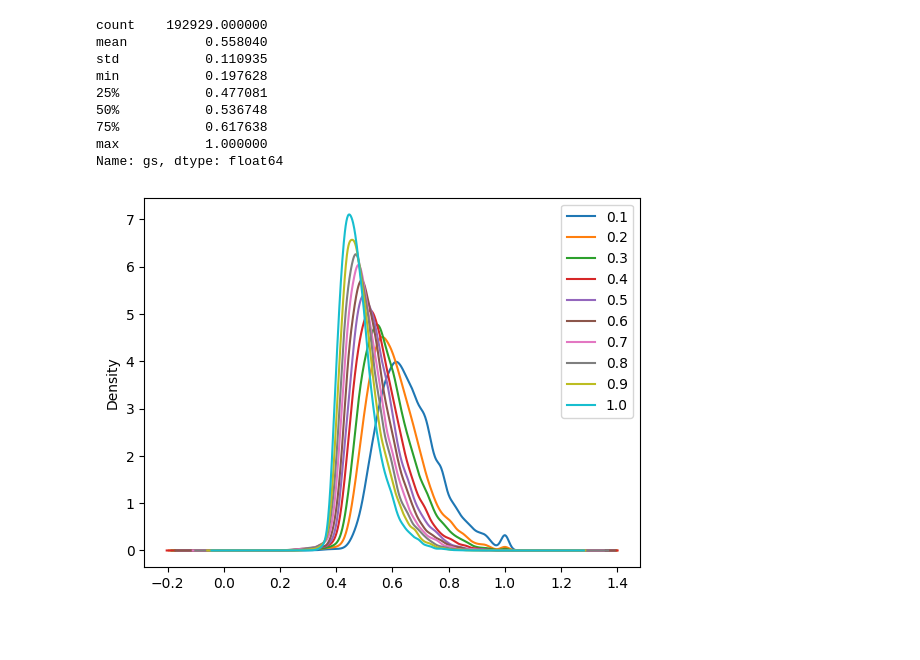
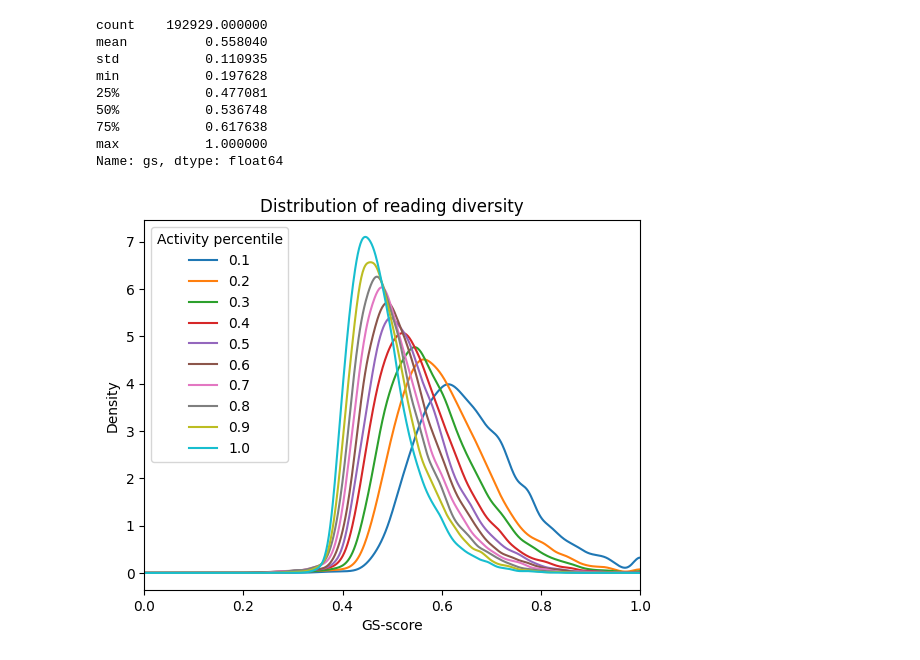
Before and after one commit to koengommers/news-recommendation, a Jupyter notebook: notebooks/GS.ipynb, the cells around one changed output. Saved outputs shown, nothing was run; the diff lists cells and outputs as text; code cells hidden in the pictures; blank space fills up the shorter version.

Commit message:
feat: add labels to plot

```diff
--- a/notebooks/GS.ipynb
+++ b/notebooks/GS.ipynb
@@ -199,15 +199,20 @@ Name: gs, dtype: float64
 # %%
 users["history_length"] = users["history"].apply(len)
 included_users = users[users["history_length"] >= MIN_HISTORY_LENGTH].copy()
 
 included_users["activity_percentile"] = pd.qcut(
     included_users.history_length, np.linspace(0, 1, 11), labels=np.arange(1, 11)/10
 )
 
 fig, ax = plt.subplots()
 for label, df in included_users.groupby("activity_percentile"):
     df.gs.plot(kind="kde", ax=ax, label=label)
-plt.legend()
+
+plt.xlabel("GS-score")
+plt.title("Distribution of reading diversity")
+plt.xlim((0, 1))
+legend = plt.legend()
+legend.set_title("Activity percentile")
 plt.show()
 # %% [output]
-[figure, old version]
+[figure, new version]
```
